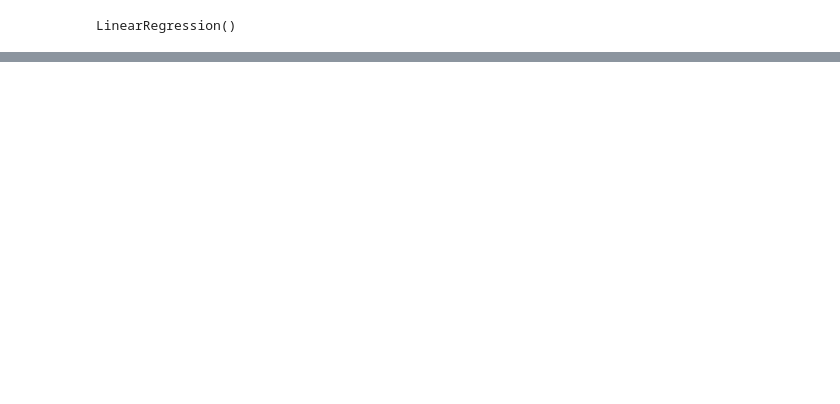
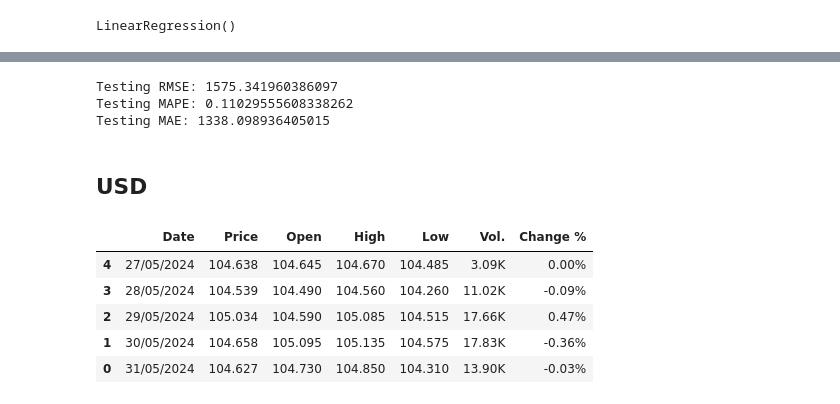
Before and after one commit to Annatruc/IS403_O22_HTCL_3, a Jupyter notebook: Models/Team3_LinearRegression.ipynb, the cells around one changed output, grey strips where cells are left out. Cells and saved outputs as stored; diff of their text form; code cells hidden in the pictures; blank space fills up the shorter version.

```diff
--- a/Models/Team3_LinearRegression.ipynb
+++ b/Models/Team3_LinearRegression.ipynb
@@ -106,0 +225,28 @@ plt.show()
+# %%
+# Đánh giá độ chính xác thuật toán bằng RMSE
+from sklearn.metrics import mean_absolute_error, mean_absolute_percentage_error
+
+test_rmse = np.sqrt(np.mean((y_test_pred - y_test)**2))
+test_mape = mean_absolute_percentage_error(y_test, y_test_pred)
+test_mae = mean_absolute_error(y_test, y_test_pred)
+
+print('Testing RMSE:', test_rmse)
+print('Testing MAPE:', test_mape)
+print('Testing MAE:', test_mae)
+# %% [output]
+Testing RMSE: 1575.341960386097
+Testing MAPE: 0.11029555608338262
+Testing MAE: 1338.098936405015
+# %% [markdown]
+## USD
+# %%
+df = pd.read_csv('US Dollar Index Futures Historical Data.csv')
+df = df.sort_index(ascending=False)
+df.tail()
+# %% [output]
+|  | Date | Price | Open | High | Low | Vol. | Change % |
+| 4 | 27/05/2024 | 104.638 | 104.645 | 104.670 | 104.485 | 3.09K | 0.00% |
+| 3 | 28/05/2024 | 104.539 | 104.490 | 104.560 | 104.260 | 11.02K | -0.09% |
+| 2 | 29/05/2024 | 105.034 | 104.590 | 105.085 | 104.515 | 17.66K | 0.47% |
+| 1 | 30/05/2024 | 104.658 | 105.095 | 105.135 | 104.575 | 17.83K | -0.36% |
+| 0 | 31/05/2024 | 104.627 | 104.730 | 104.850 | 104.310 | 13.90K | -0.03% |
```
Also changed, not shown: parts of 30 cells of this notebook, 3 other files.
